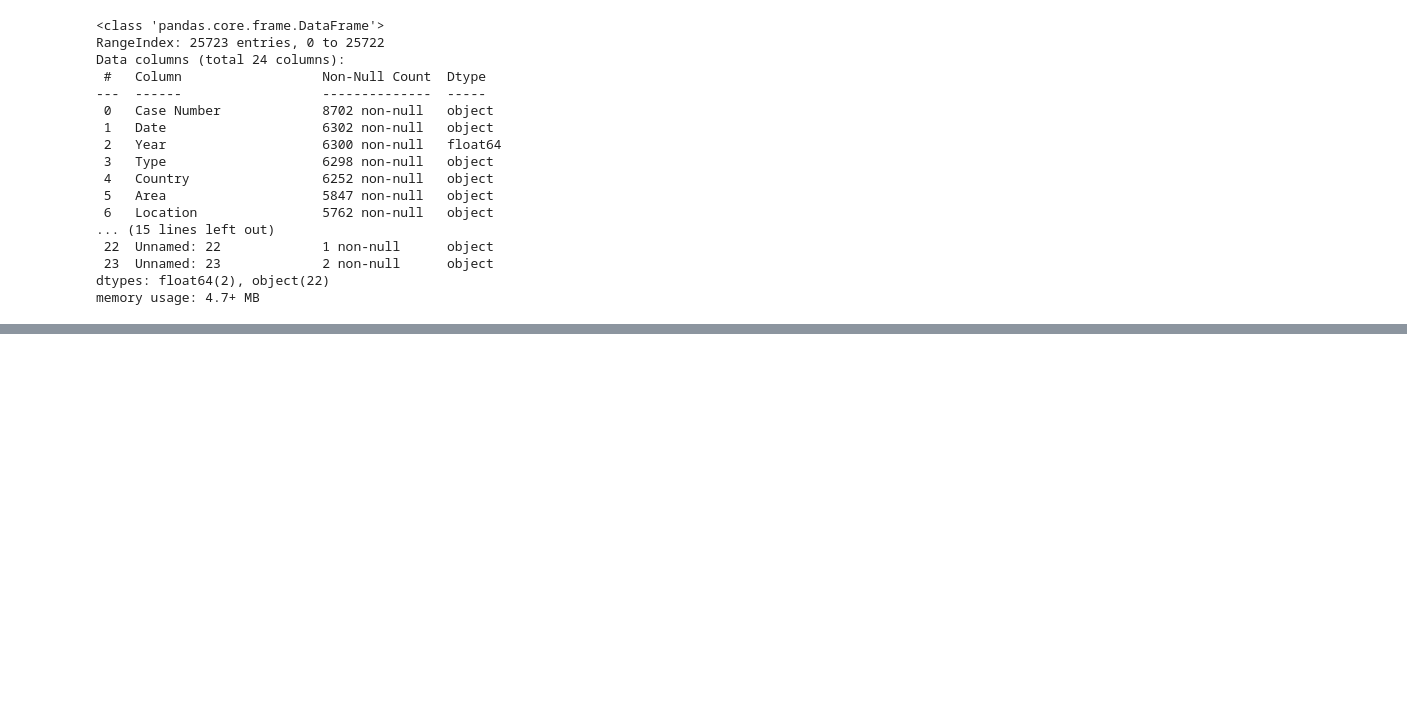
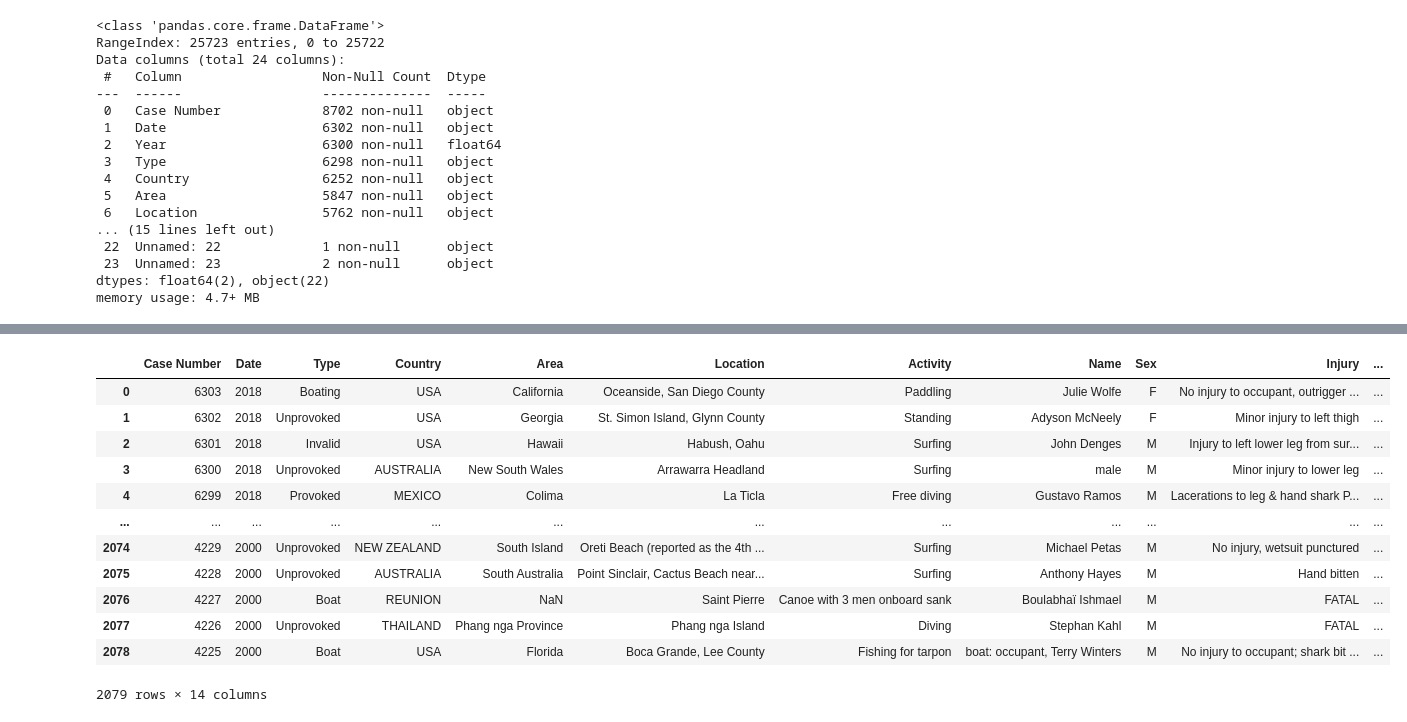
Before and after one commit to Os-f-dev/datamex_012021, a Jupyter notebook: module-1/pandas-project/your-code/Untitled1.ipynb, the cells around one changed output, grey strips where cells are left out. Saved outputs shown, nothing was run; the diff lists cells and outputs as text; code cells hidden in the pictures; blank space fills up the shorter version.

```diff
--- a/module-1/pandas-project/your-code/Untitled1.ipynb
+++ b/module-1/pandas-project/your-code/Untitled1.ipynb
@@ -45,0 +100,3 @@ df['Year'] = df['Year'].astype('str')
+# %%
+indexX = df2[ (df2['Date'] < '2') ].index
+df2.drop(indexX , inplace=True)
@@ -46 +106,5 @@ df['Year'] = df['Year'].astype('str')
+# %%
+df2['Case Number']=df2['Case Number'].astype(int)
+# %%
+df2['Date']=df2['Date'].astype(int)
 # %%
@@ -69,0 +130,18 @@ memory usage: 1.1+ MB
+# %%
+df2.drop(['Age', 'Time'] , axis = 1, inplace = True)
+# %%
+df2
+# %% [output]
+|  | Case Number | Date | Type | Country | Area | Location | Activity | Name | Sex | Injury | ... |
+| 0 | 6303 | 2018 | Boating | USA | California | Oceanside, San Diego County | Paddling | Julie Wolfe | F | No injury to occupant, outrigger ... | ... |
+| 1 | 6302 | 2018 | Unprovoked | USA | Georgia | St. Simon Island, Glynn County | Standing | Adyson McNeely | F | Minor injury to left thigh | ... |
+| 2 | 6301 | 2018 | Invalid | USA | Hawaii | Habush, Oahu | Surfing | John Denges | M | Injury to left lower leg from sur... | ... |
+| 3 | 6300 | 2018 | Unprovoked | AUSTRALIA | New South Wales | Arrawarra Headland | Surfing | male | M | Minor injury to lower leg | ... |
+| 4 | 6299 | 2018 | Provoked | MEXICO | Colima | La Ticla | Free diving | Gustavo Ramos | M | Lacerations to leg & hand shark P... | ... |
+| ... | ... | ... | ... | ... | ... | ... | ... | ... | ... | ... | ... |
+| 2074 | 4229 | 2000 | Unprovoked | NEW ZEALAND | South Island | Oreti Beach (reported as the 4th ... | Surfing | Michael Petas | M | No injury, wetsuit punctured | ... |
+| 2075 | 4228 | 2000 | Unprovoked | AUSTRALIA | South Australia | Point Sinclair, Cactus Beach near... | Surfing | Anthony Hayes | M | Hand bitten | ... |
+| 2076 | 4227 | 2000 | Boat | REUNION | NaN | Saint Pierre | Canoe with 3 men onboard sank | Boulabhaï Ishmael | M | FATAL | ... |
+| 2077 | 4226 | 2000 | Unprovoked | THAILAND | Phang nga Province | Phang nga Island | Diving | Stephan Kahl | M | FATAL | ... |
+| 2078 | 4225 | 2000 | Boat | USA | Florida | Boca Grande, Lee County | Fishing for tarpon | boat: occupant, Terry Winters | M | No injury to occupant; shark bit ... | ... |
+2079 rows × 14 columns
```
Also changed, not shown: parts of 17 cells of this notebook.
